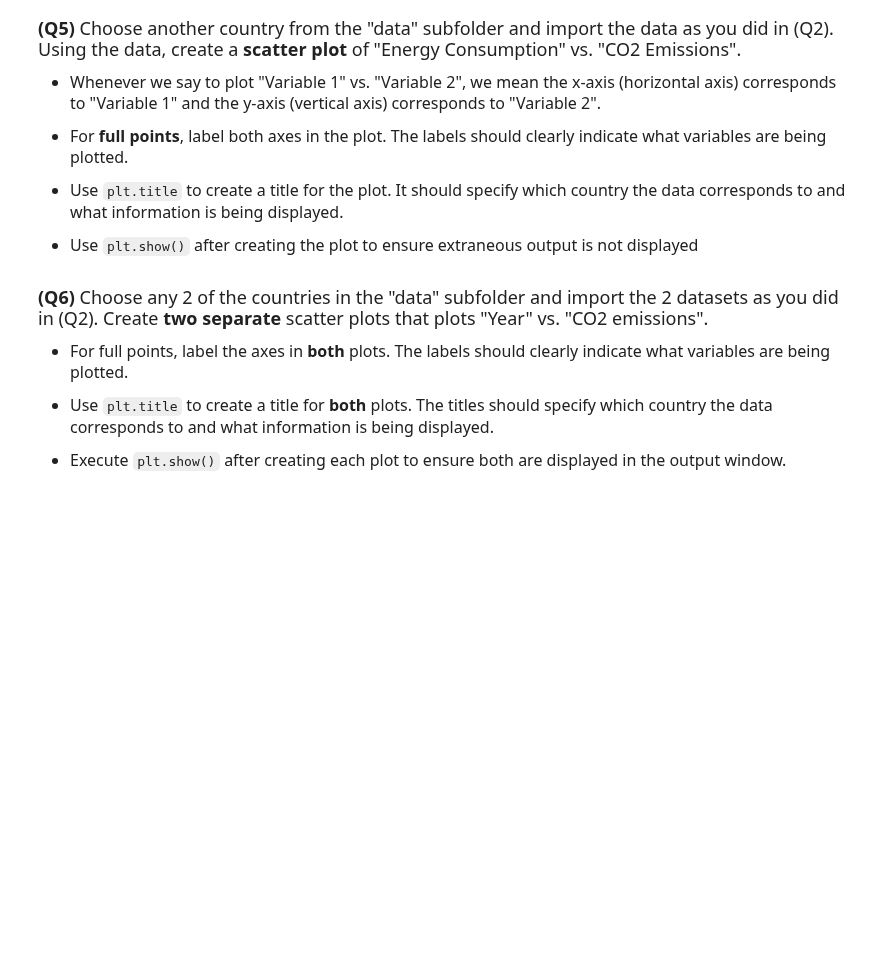
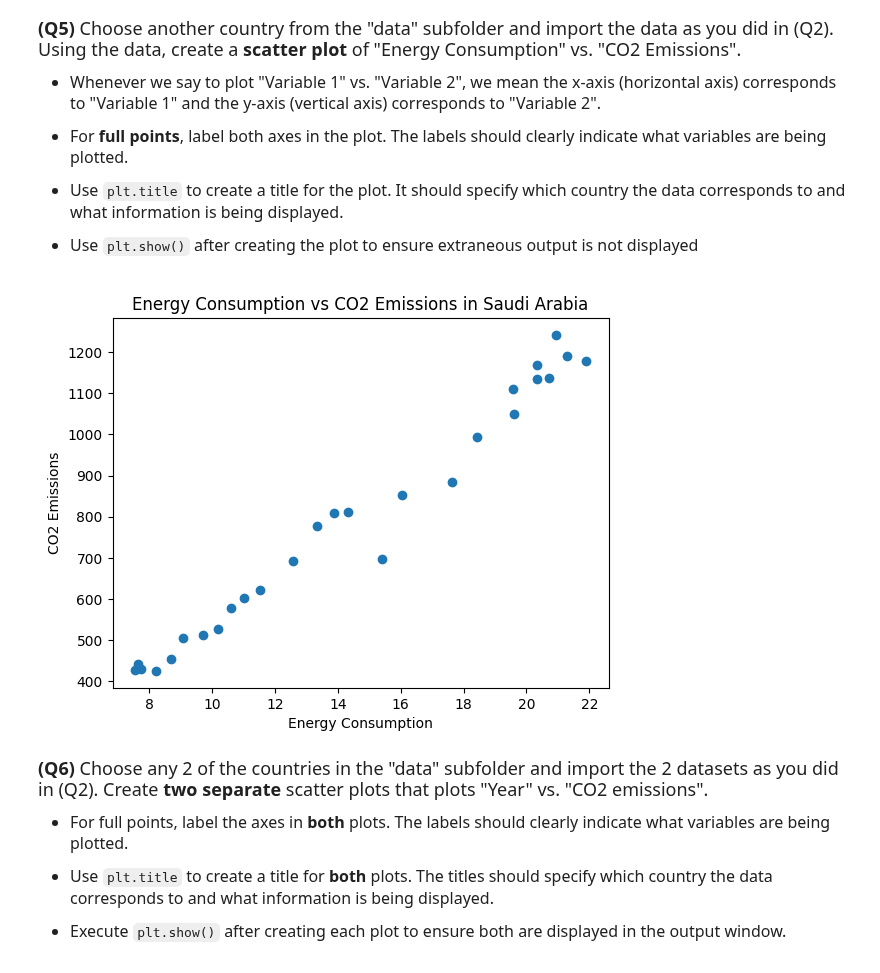
Before and after one commit to AradGanir/datasci151fall2026, a Jupyter notebook: _assignments/assignment_2/Assignment2.ipynb, the cells around one changed output. Cells and saved outputs as stored; diff of their text form; code cells hidden in the pictures; blank space fills up the shorter version.

```diff
--- a/_assignments/assignment_2/Assignment2.ipynb
+++ b/_assignments/assignment_2/Assignment2.ipynb
@@ -30,3 +32,5 @@ Complete the code cells in this Jupyter notebook, and submit the final .ipynb no
 - For reference, all the files in the "data" subfolder was taken from the following source:[Kaggle: Countries CO2 Emission and more...](https://www.kaggle.com/datasets/lobosi/c02-emission-by-countrys-grouth-and-population)
 # %%
 # Write your answer
+us_emissions = pd.read_csv("data/us_emission.csv")
+us_emissions
@@ -48,3 +70,5 @@ Complete the code cells in this Jupyter notebook, and submit the final .ipynb no
 - You do not have to "extract" the names from the dataset through a Python command. You can simply type them manually.
 # %%
 # Write your answer
+columns = us_emissions.columns.to_list()
+columns
@@ -102,3 +147,15 @@ us_emissions["CO2_emission"].describe()
+# %%
+# Write your answer
+SA_emissions = pd.read_csv("data/saudi_arabia_emission.csv")
+# columns is the same across both so we will keep column list
+
+plt.scatter(SA_emissions[columns[1]], SA_emissions[columns[2]])
+plt.xlabel("Energy Consumption")
+plt.ylabel("CO2 Emissions")
+plt.title("Energy Consumption vs CO2 Emissions in Saudi Arabia")
+plt.show()
+# %% [output]
+[figure, added]
 # %% [markdown]
 <font size = "4">
 
```
Also changed, not shown: parts of 9 cells of this notebook.
